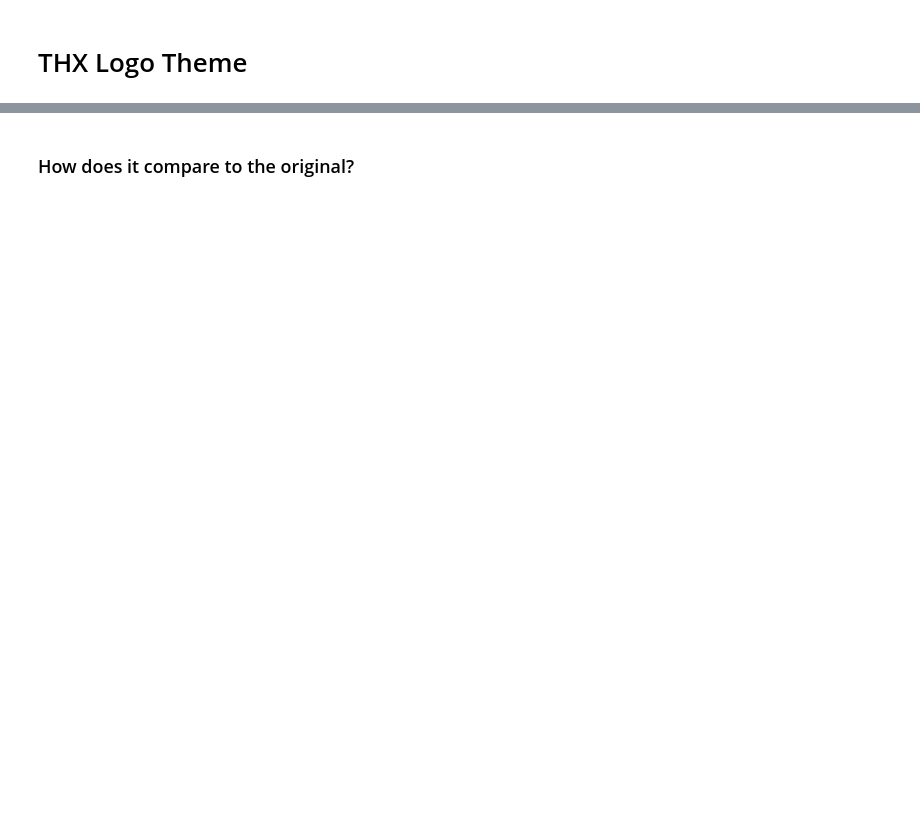
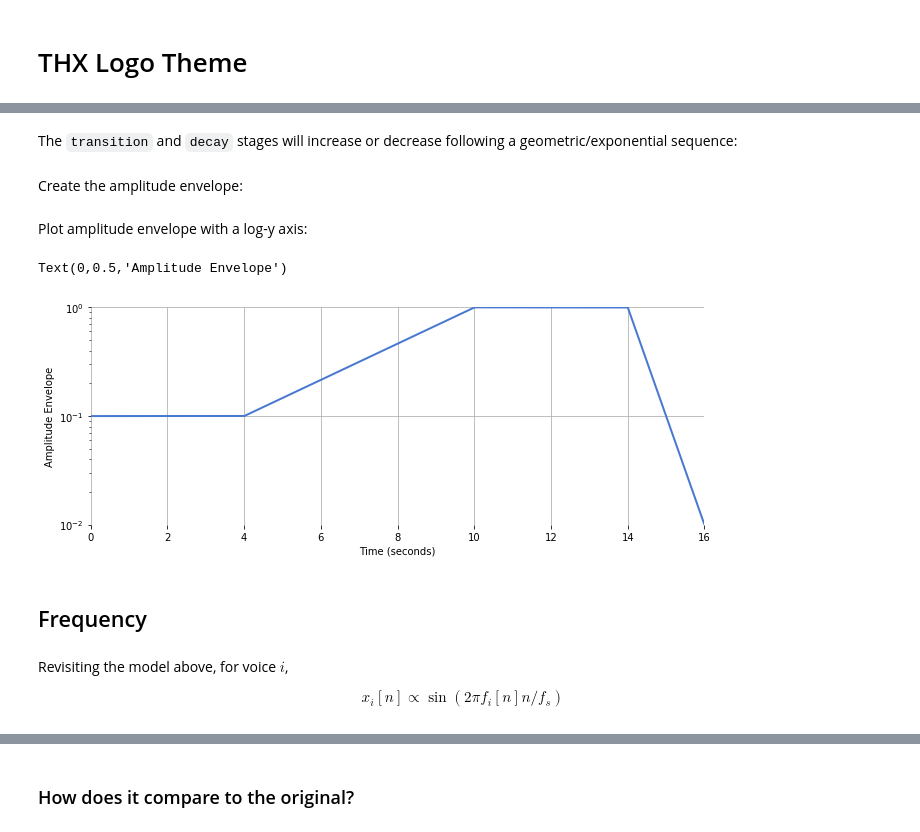
Before and after one commit to iranroman/musicinformationretrieval.com, a Jupyter notebook: thx_logo_theme.ipynb, the cells around one changed output, grey strips where cells are left out. Cells and saved outputs as stored; diff of their text form; code cells hidden in the pictures; blank space fills up the shorter version.

```diff
--- a/thx_logo_theme.ipynb
+++ b/thx_logo_theme.ipynb
@@ -69,0 +80,3 @@ out_signal /= out_signal.max()
+# %%
+n = numpy.arange(n_end)
+t = n/sr
@@ -69,0 +89,33 @@ out_signal /= out_signal.max()
+# %%
+amplitude_start = 0.1
+amplitude_sustain = 1
+amplitude_end = 0.01
+# %% [markdown]
+The `transition` and `decay` stages will increase or decrease following a geometric/exponential sequence:
+# %%
+amplitude_transition = numpy.geomspace(amplitude_start, amplitude_sustain, n_sustain-n_transition)
+amplitude_decay = numpy.geomspace(amplitude_sustain, amplitude_end, n_end-n_decay)
+# %% [markdown]
+Create the amplitude envelope:
+# %%
+amplitude = numpy.zeros(n_end)
+amplitude[n_start:n_transition] = amplitude_start
+amplitude[n_transition:n_sustain] = amplitude_transition
+amplitude[n_sustain:n_decay] = amplitude_sustain
+amplitude[n_decay:n_end] = amplitude_decay
+# %% [markdown]
+Plot amplitude envelope with a log-y axis:
+# %%
+plt.figure(figsize=(11, 4))
+plt.semilogy(t, amplitude, linewidth=2)
+plt.xlabel('Time (seconds)')
+plt.ylabel('Amplitude Envelope')
+# %% [output]
+Text(0,0.5,'Amplitude Envelope')
+[figure, added]
+# %% [markdown]
+## Frequency
+# %% [markdown]
+Revisiting the model above, for voice $i$,
+
+$$ x_i[n] \propto \sin(2 \pi f_i[n] n/f_s) $$
```
Also changed, not shown: parts of 62 cells of this notebook, 1 other file.
